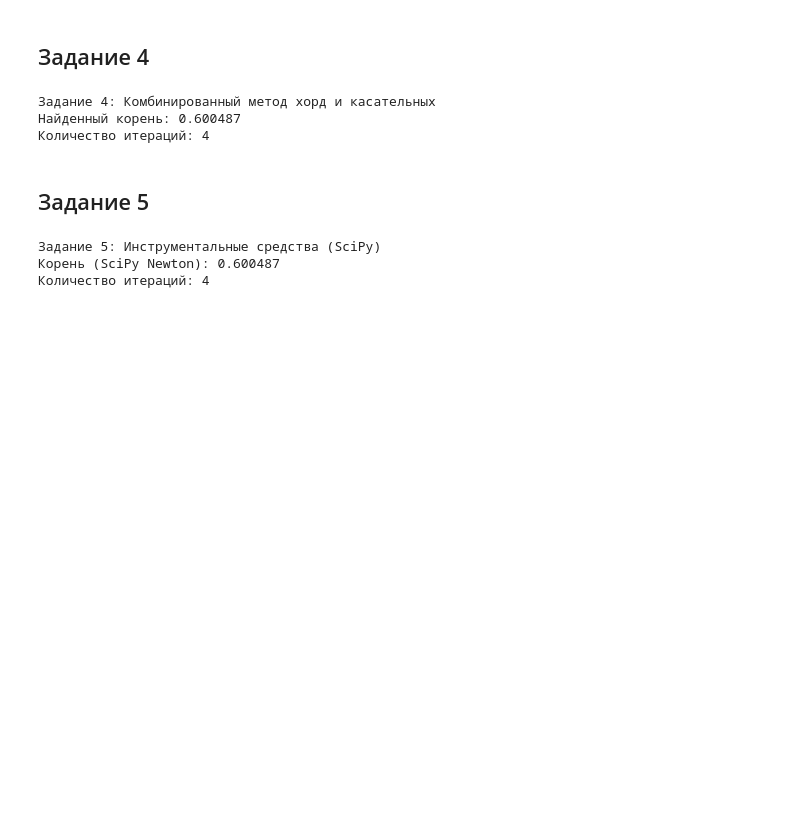
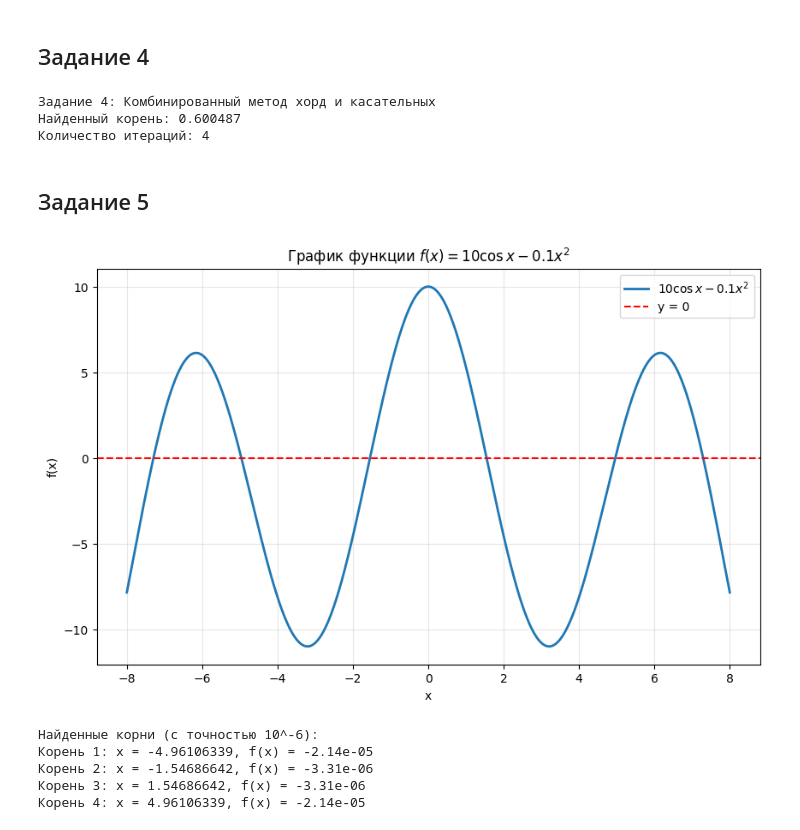
Before and after one commit to Matyuzha/homework, a Jupyter notebook: задания-ко-2-главе.ipynb, the cells around one changed output. Cells and saved outputs as stored; diff of their text form; code cells hidden in the pictures; blank space fills up the shorter version.

```diff
--- a/задания-ко-2-главе.ipynb
+++ b/задания-ко-2-главе.ipynb
@@ -167,23 +167,44 @@ print(f"Количество итераций: {iteration}")
 # %% [markdown]
 ## Задание 5
 # %%
-import math
+import numpy as np
 from scipy.optimize import root_scalar
+import matplotlib.pyplot as plt
 
+# Определение функции
 def f(x):
-    return 8 * math.cos(x) - x - 6
+    return 10 * np.cos(x) - 0.1 * x**2
 
-def df(x):
-    return -8 * math.sin(x) - 1
+# Построение графика для локализации корней
+x_vals = np.linspace(-8, 8, 1000)
+y_vals = f(x_vals)
 
-print("Задание 5: Инструментальные средства (SciPy)")
+plt.figure(figsize=(10, 6))
+plt.plot(x_vals, y_vals, linewidth=2, label='$10 \\cos x - 0.1x^2$')
+plt.axhline(0, color='red', linestyle='--', label='y = 0')
+plt.grid(True, alpha=0.3)
+plt.title('График функции $f(x) = 10 \\cos x - 0.1x^2$')
+plt.xlabel('x')
+plt.ylabel('f(x)')
+plt.legend()
+plt.show()
 
-# Используем функцию root_scalar. Метод Ньютона.
-result = root_scalar(f, x0=0.5, fprime=df, method='newton', xtol=1e-6)
+# Поиск корней на разных интервалах
+intervals = [(-5, -3), (-3, -1), (1, 3), (3, 5)]  # интервалы, где функция меняет знак
 
-print(f"Корень (SciPy Newton): {result.root:.6f}")
-print(f"Количество итераций: {result.iterations}")
+roots = []
+for a, b in intervals:
+    if f(a) * f(b) < 0:
+        sol = root_scalar(f, bracket=[a, b], method='bisect', rtol=1e-6)
+        roots.append(sol.root)
+
+print("Найденные корни (с точностью 10^-6):")
+for i, root in enumerate(roots):
+    print(f"Корень {i+1}: x = {root:.8f}, f(x) = {f(root):.2e}")
 # %% [output]
+[figure, added]
-Задание 5: Инструментальные средства (SciPy)
-Корень (SciPy Newton): 0.600487
-Количество итераций: 4
+Найденные корни (с точностью 10^-6):
+Корень 1: x = -4.96106339, f(x) = -2.14e-05
+Корень 2: x = -1.54686642, f(x) = -3.31e-06
+Корень 3: x = 1.54686642, f(x) = -3.31e-06
+Корень 4: x = 4.96106339, f(x) = -2.14e-05
```
Also changed, not shown: parts of 2 cells of this notebook, 1 other file.
